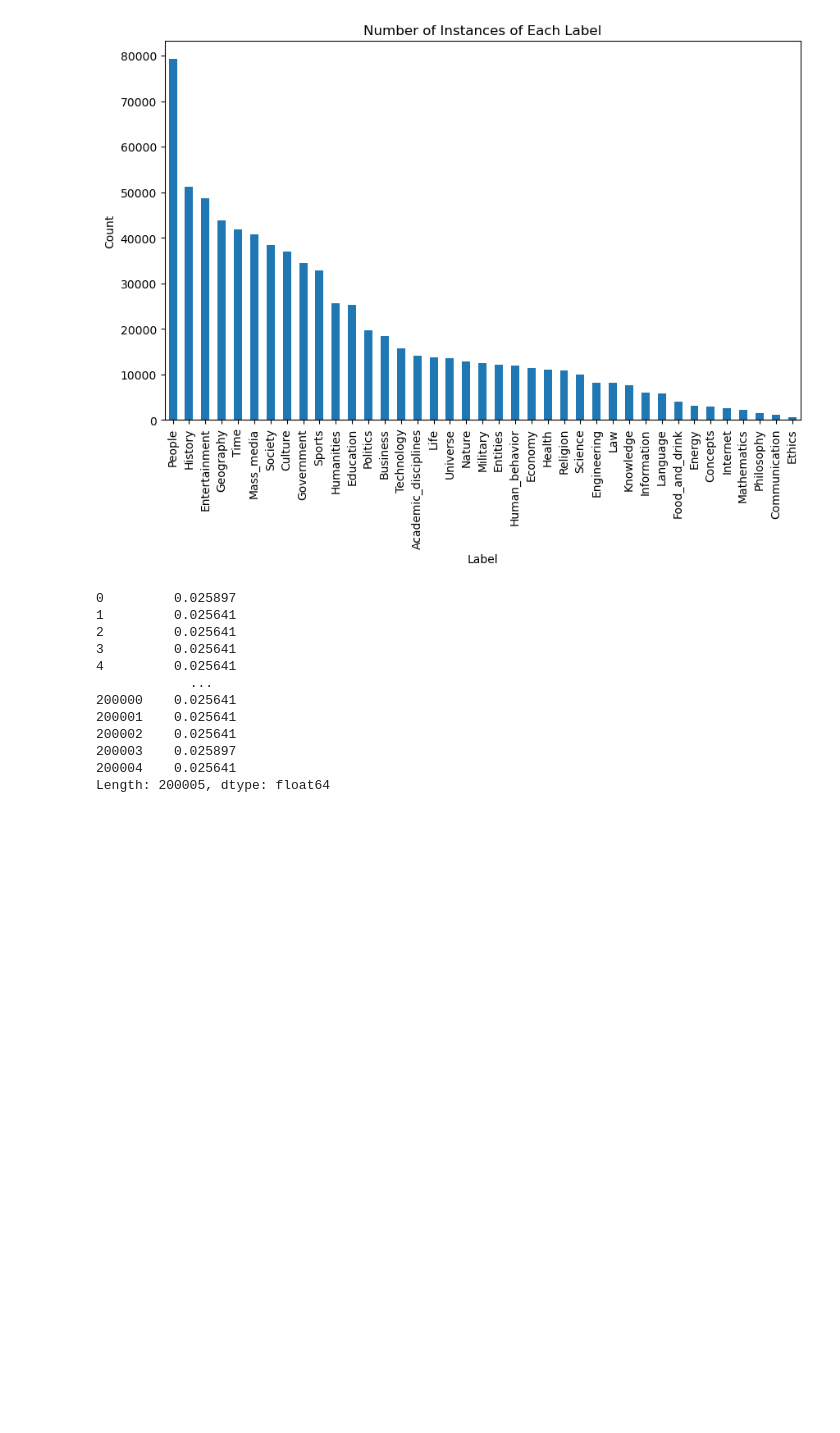
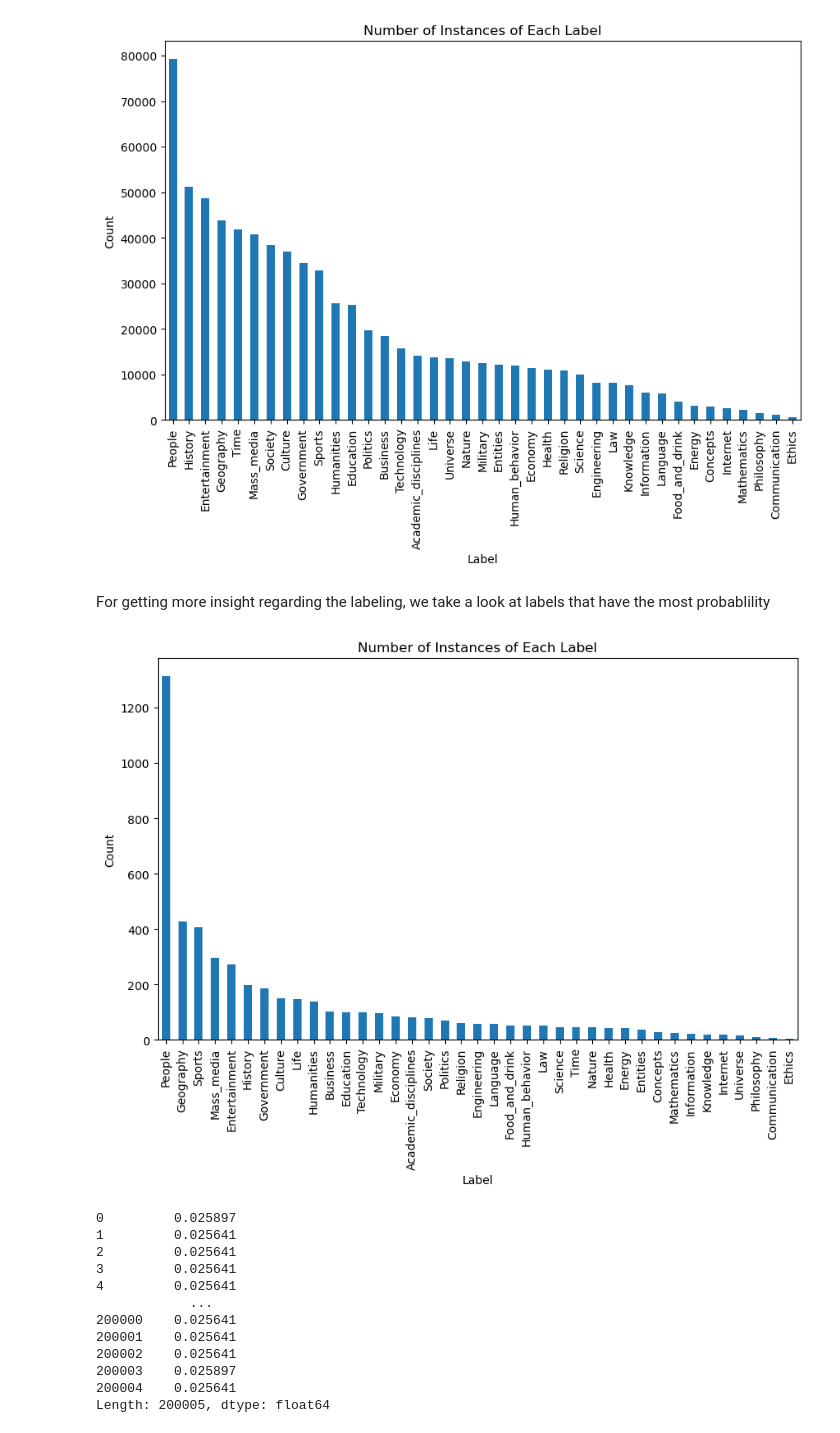
Before and after one commit to alexcalabrese/dsl_project, a Jupyter notebook: DS Lab - Project - Data Exploration.ipynb, the cells around one changed output. Drawn from its saved outputs; the diff is of its cells as text; code cells hidden in the pictures; blank space fills up the shorter version.

```diff
--- a/DS Lab - Project - Data Exploration.ipynb
+++ b/DS Lab - Project - Data Exploration.ipynb
@@ -108,6 +108,29 @@ del text_Data_df
 # labels_df.head()
 # %% [output]
 [figure]
+# %% [markdown]
+For getting more insight regarding the labeling, we take a look at labels that have the most probablility
+# %%
+sample_data = pd.read_parquet('sampled_data.parquet')
+
+sample_data['topics_with_percentages'] = sample_data['topics_with_percentages'].apply(lambda x: json.loads(x.decode('utf-8')))
+
+# for each row, extract the label with the highest percentage
+sample_data['label'] = sample_data['topics_with_percentages'].apply(lambda x: max(x, key=x.get))
+
+label_dist = sample_data['label'].value_counts()
+
+label_dist.sort_values(ascending=False, inplace=True)
+
+# bar chart for the number of instances of each label
+plt.figure(figsize=(10, 6))
+label_dist.plot(kind='bar')
+plt.xlabel('Label')
+plt.ylabel('Count')
+plt.title('Number of Instances of Each Label')
+plt.show()
+# %% [output]
+[figure, added]
 # %%
 text_Data_df = pd.read_parquet('GenericMixOfTopic.parquet')
 
```
Also changed, not shown: 1 other file.
